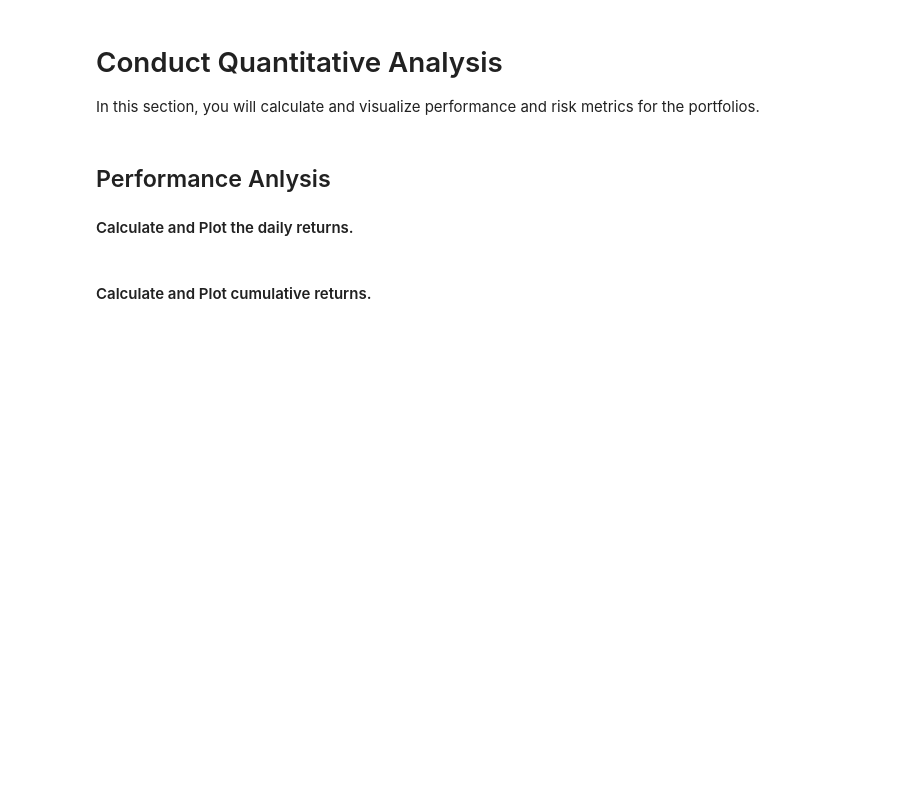
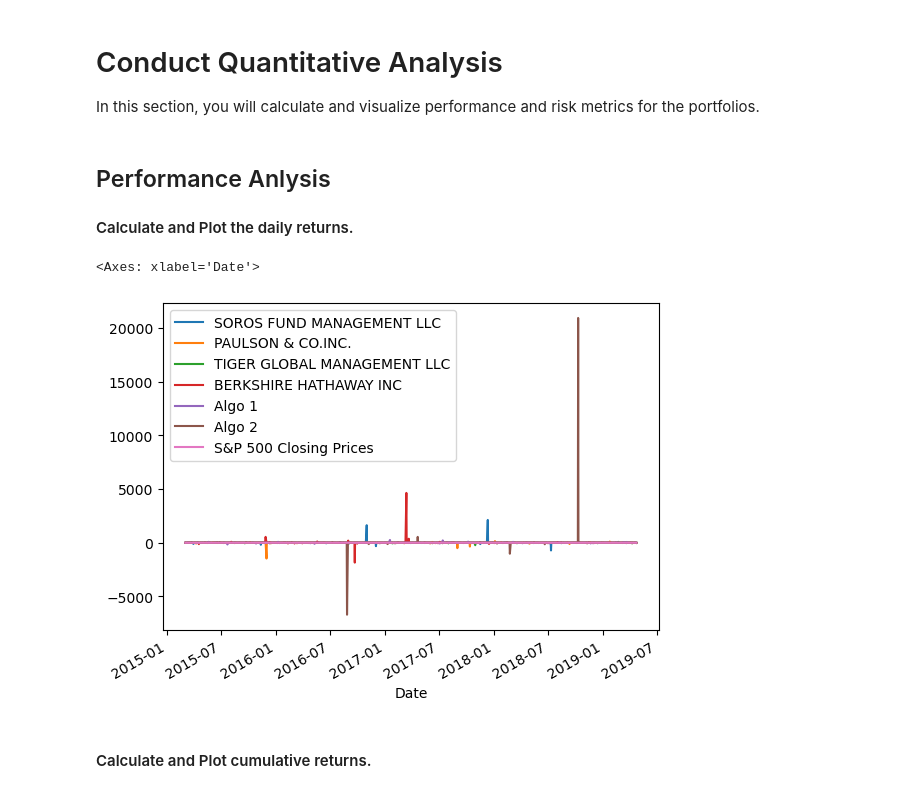
Before and after one commit to fintech-lex/whale_portfolios, a Jupyter notebook: whale_analysis.ipynb, the cells around one changed output. Cells and saved outputs as stored; diff of their text form; code cells hidden in the pictures; blank space fills up the shorter version.

```diff
--- a/whale_analysis.ipynb
+++ b/whale_analysis.ipynb
@@ -205,10 +206,15 @@ In this section, you will calculate and visualize performance and risk metrics f
 #### Calculate and Plot the daily returns.
 # %%
 # Plot daily returns of all portfolios
-daily_rtn = combine.std() * np.sqrt(252)
-daily_rtn.sort_values(inplace=True)
-# daily_rtn_plot = daily_rtn.plot()
-# daily_rtn_plot
+daily_rtn_all = combine.pct_change()
+# daily_rtn.head()
+# np.dot(portsonly,
+
+daily_rtn_plot = daily_rtn_all.plot()
+daily_rtn_plot
+# %% [output]
+<Axes: xlabel='Date'>
+[figure, added]
 # %% [markdown]
 #### Calculate and Plot cumulative returns.
 # %%
```
Also changed, not shown: parts of 19 cells of this notebook, 2 other files.
